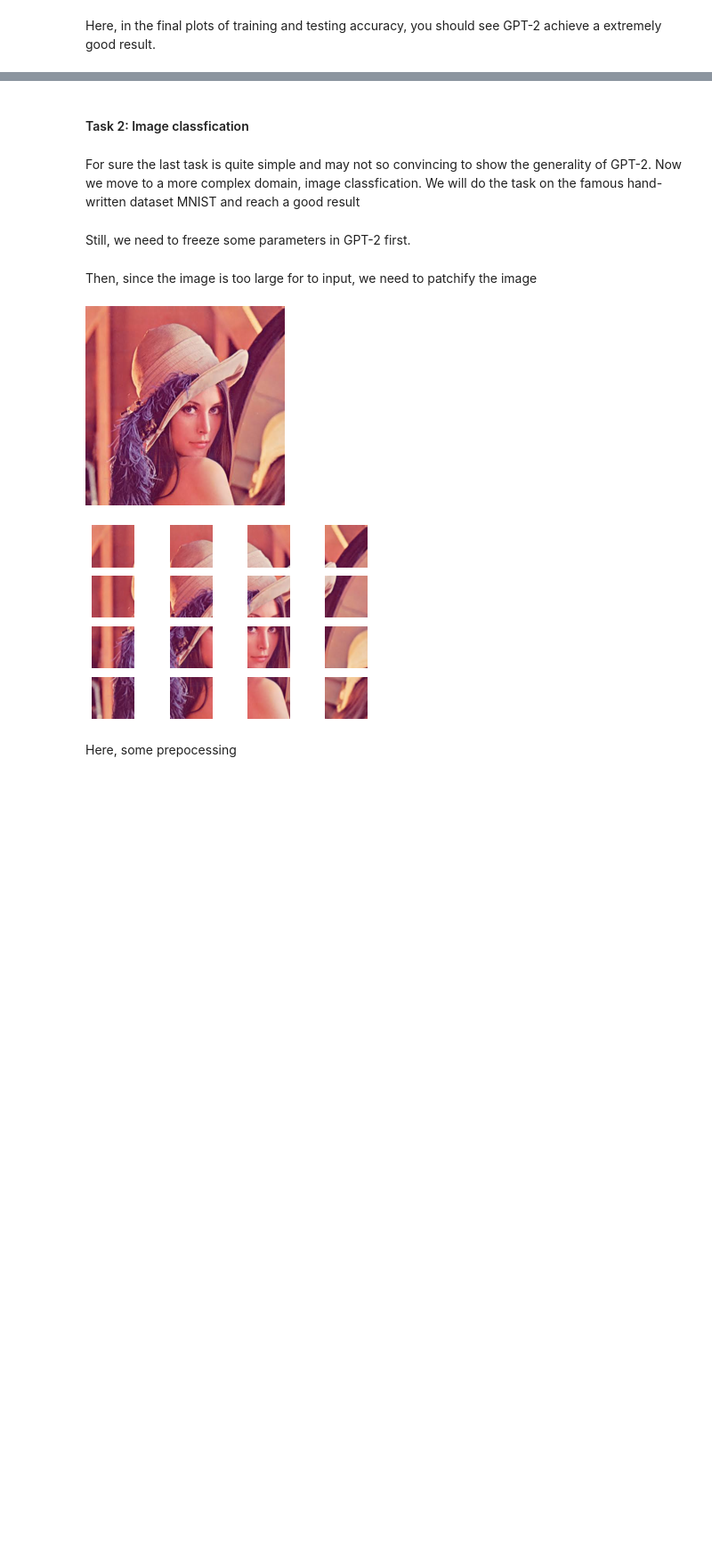
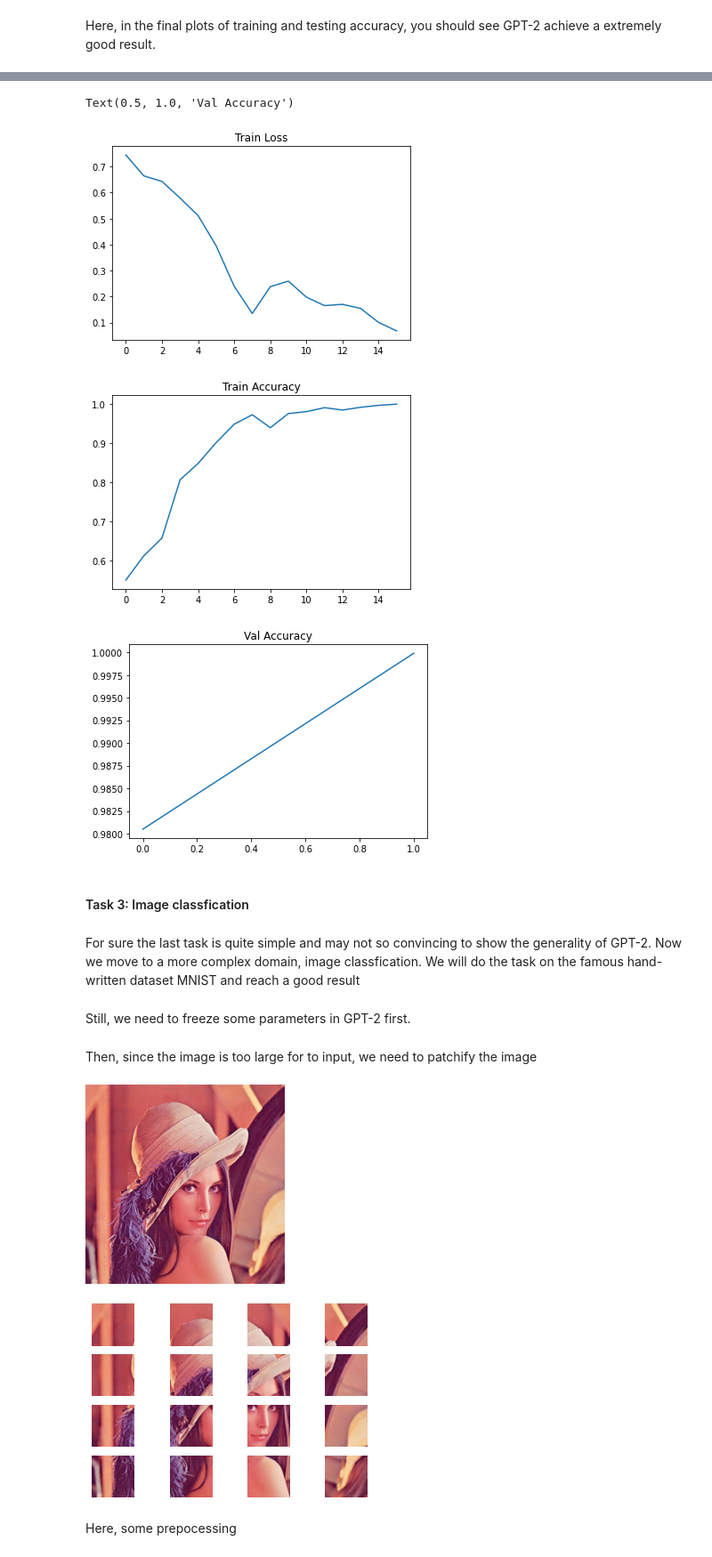
Before and after one commit to ChangyiYang/GPT2asGeneralComputationalMachine, a Jupyter notebook: GeneralComputationalMachine.ipynb, the cells around one changed output, grey strips where cells are left out. Shown at 89% size. Drawn from its saved outputs; the diff is of its cells as text; code cells hidden in the pictures; blank space fills up the shorter version.

```diff
--- a/GeneralComputationalMachine.ipynb
+++ b/GeneralComputationalMachine.ipynb
@@ -356,0 +406,3 @@ Here, in the final plots of training and testing accuracy, you should see GPT-2
+# %%
+# load the GP2 model
+gpt2 = GPT2Model.from_pretrained('gpt2')
@@ -357,5 +490,73 @@ Here, in the final plots of training and testing accuracy, you should see GPT-2
+# %%
+model = Bit_Memory_transformer(
+    gpt2,
+    input_dim = 50,
+    engine_embed_dim = 768,
+    n_class= 2*50,
+    patch_size = 50
+)
+# %%
+bit_length = 1000
+data_size = 100
+
+train_loader, test_loader = generate_data_loaders(bit_length = bit_length, size = data_size, batch_size=1, train_size=0.8)
+
+# define the optimizer and loss
+optimizer = torch.optim.Adam(model.parameters(), lr=0.001)
+
+losses = []
+train_acc = []
+all_val_acc = []
+best_val_acc = 0
+num_epochs = 2
+
+epoch_iterator = trange(num_epochs)
+for epoch in epoch_iterator:
+    # Training loop
+    data_iterator = tqdm(train_loader)
+    for i, (inputs, labels) in enumerate(data_iterator):
+      loss, acc = get_loss(inputs, labels,bit_length, return_acc=True)
+      loss.backward()
+      optimizer.step()
+      optimizer.zero_grad()
+
+      data_iterator.set_postfix(loss=loss.item())
+
+      if (i + 1) % 10 == 0:
+            losses.append(loss.item())
+            train_acc.append(acc.item())
+
+    # validation loop
+    val_acc = []
+    model.eval()
+    with torch.no_grad():
+      for inputs, labels in test_loader:
+        loss, acc = get_loss(inputs, labels,bit_length, return_acc=True)
+        val_acc.append(acc.item())
+    model.train()
+
+    all_val_acc.append(np.mean(val_acc))
+    # Save best model
+    if np.mean(val_acc) > best_val_acc:
+        best_val_acc = np.mean(val_acc)
+
+    epoch_iterator.set_postfix(val_acc=np.mean(val_acc), best_val_acc=best_val_acc)
+
+plt.plot(losses)
+plt.title('Train Loss')
+plt.figure()
+plt.plot(train_acc)
+plt.title('Train Accuracy')
+plt.figure()
+plt.plot(all_val_acc)
+plt.title('Val Accuracy')
+# %% [output]
+Text(0.5, 1.0, 'Val Accuracy')
+[figure, added]
+[figure, added]
+[figure, added]
 # %% [markdown]
-#### Task 2: Image classfication
+#### Task 3: Image classfication
 # %% [markdown]
 For sure the last task is quite simple and may not so convincing to show the generality of GPT-2. Now we move to a more complex domain, image classfication. We will do the task on the famous hand-written dataset MNIST and reach a good result
 # %% [markdown]
```
Also changed, not shown: parts of 13 cells of this notebook, 2 other files.
